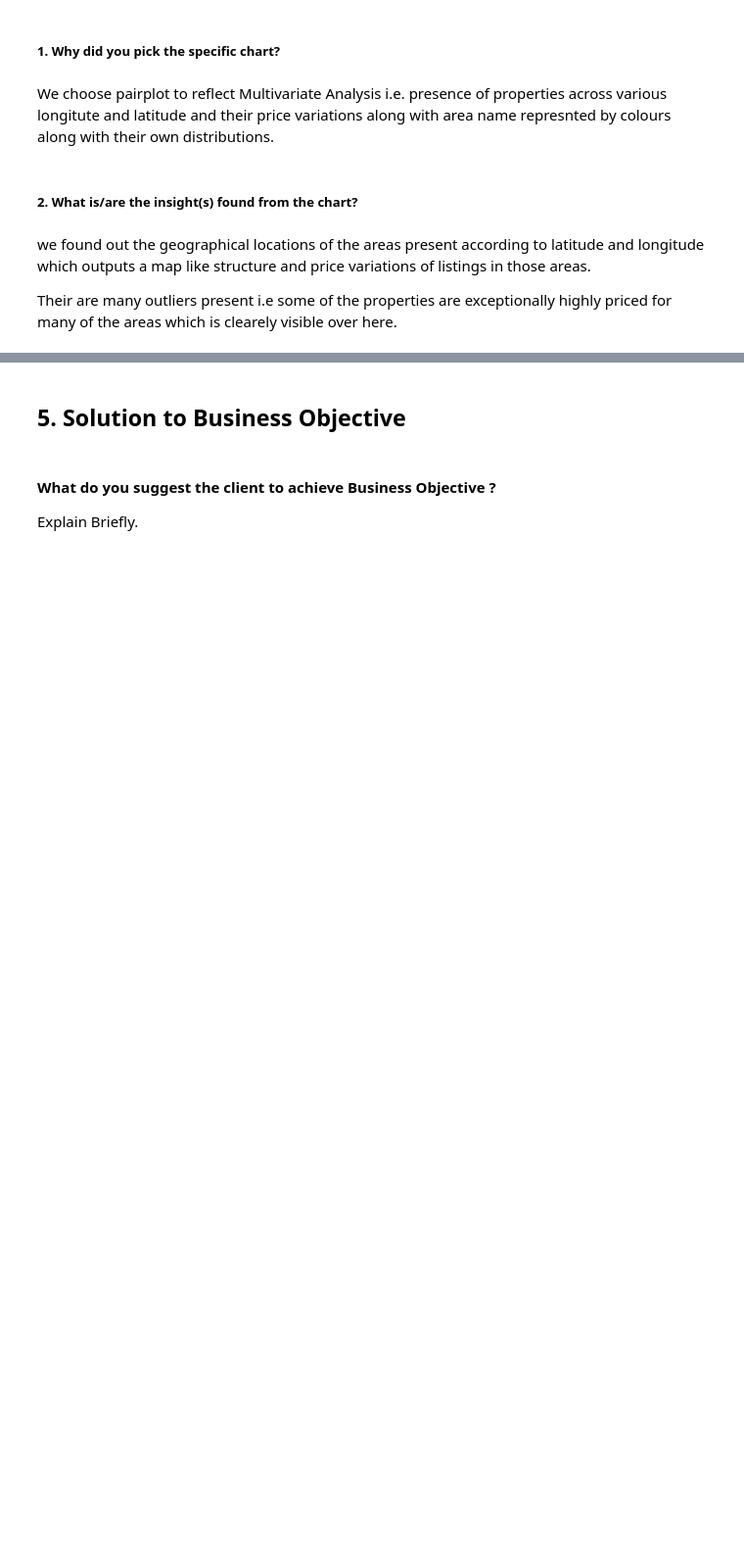
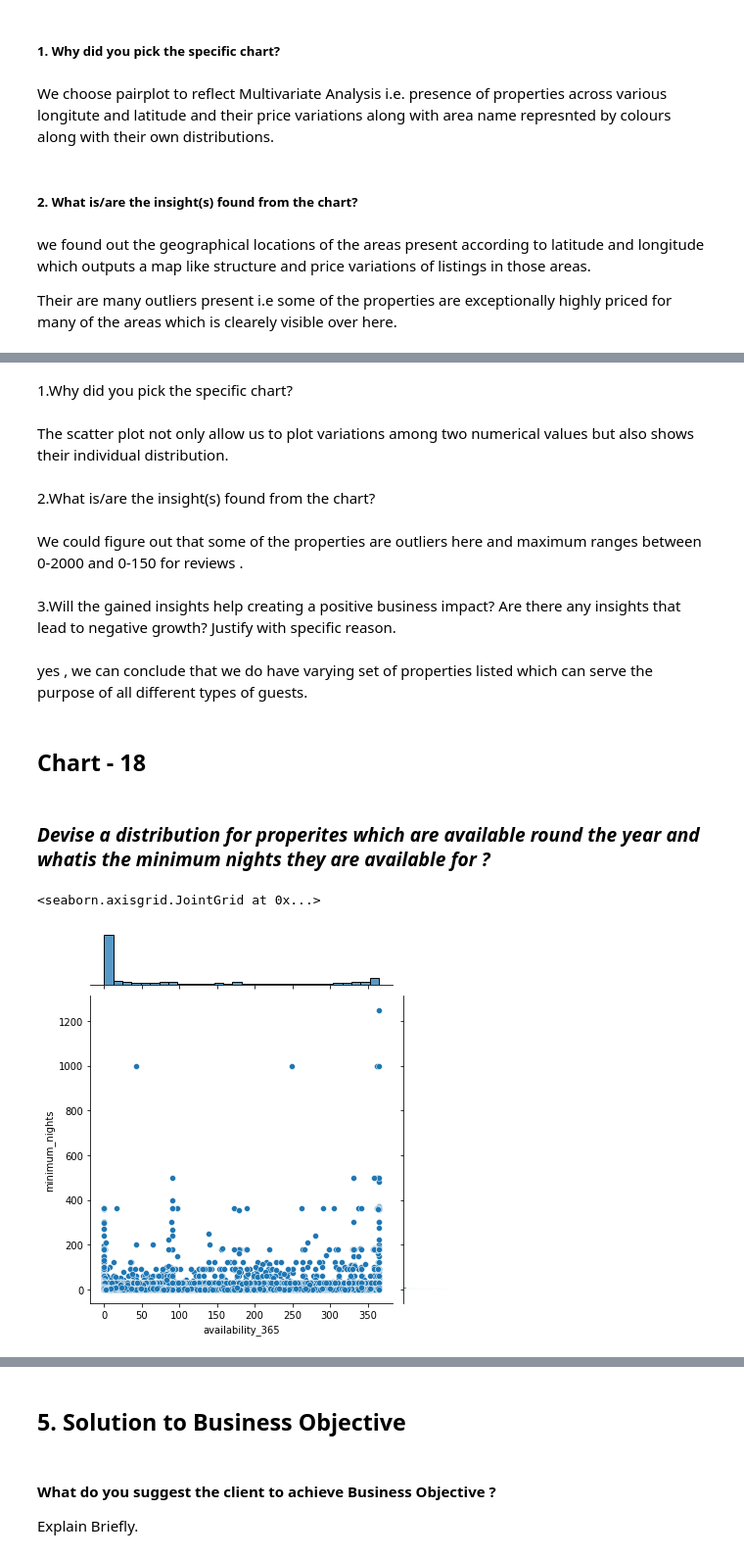
Before and after one commit to apurva-shrivastava/AirBnb-Booking-Analysis, a Jupyter notebook: Apurva_Shrivastava_EDA_Submission_Template.ipynb, the cells around one changed output, grey strips where cells are left out. Shown at 98% size. Drawn from its saved outputs; the diff is of its cells as text; code cells hidden in the pictures; blank space fills up the shorter version.

```diff
--- a/Apurva_Shrivastava_EDA_Submission_Template.ipynb
+++ b/Apurva_Shrivastava_EDA_Submission_Template.ipynb
@@ -676,0 +708,22 @@ Their are many outliers present i.e some of the properties are  exceptionally  h
+# %% [markdown]
+1.Why did you pick the specific chart?
+# %% [markdown]
+The scatter plot not only allow us to plot variations among two numerical values but also shows their individual distribution.
+# %% [markdown]
+2.What is/are the insight(s) found from the chart?
+# %% [markdown]
+We could figure out that some of the properties are outliers here and maximum ranges between 0-2000 and 0-150 for reviews .
+# %% [markdown]
+3.Will the gained insights help creating a positive business impact?
+Are there any insights that lead to negative growth? Justify with specific reason.
+# %% [markdown]
+yes , we can conclude that we do have varying set of properties listed which can serve the purpose of all different types of guests.
+# %% [markdown]
+## Chart - 18
+# %% [markdown]
+### ***Devise a distribution for properites which are available round the year and whatis the minimum nights they are available for ?***
+# %%
+sns.jointplot(x='availability_365', y='minimum_nights', data=air_df_new, kind='scatter')
+# %% [output]
+<seaborn.axisgrid.JointGrid at 0x...>
+[figure, added]
```
Also changed, not shown: parts of 37 cells of this notebook.
